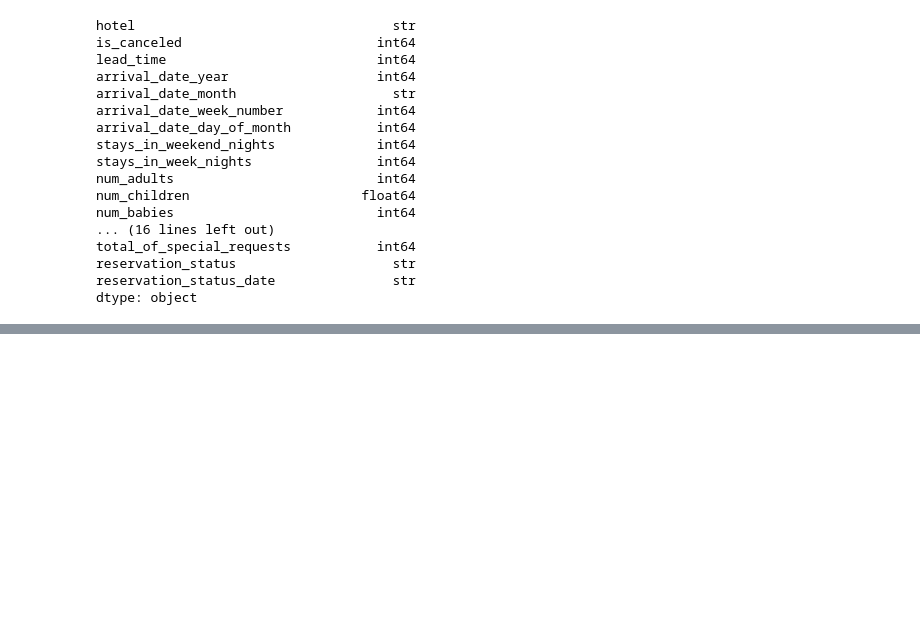
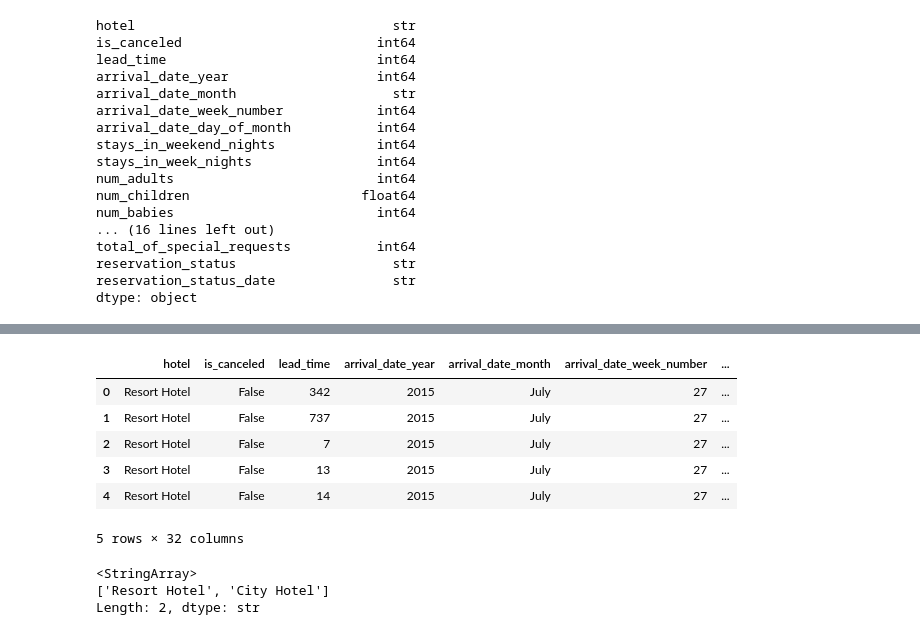
Before and after one commit to mjhess01/Data-Cleaning-Walkthrough, a Jupyter notebook: Data_Cleaning_Demo.ipynb, the cells around one changed output, grey strips where cells are left out. Saved outputs shown, nothing was run; the diff lists cells and outputs as text; code cells hidden in the pictures; blank space fills up the shorter version.

```diff
--- a/Data_Cleaning_Demo.ipynb
+++ b/Data_Cleaning_Demo.ipynb
@@ -50,0 +128,10 @@ hotel_bookings = hotel_bookings.astype({'is_canceled': 'boolean', 'is_repeated_g
+# %%
+hotel_bookings['lead_time'].unique()
+hotel_bookings['lead_time'].describe()
+
+bins = [0, 100, 200, 300, 400, 500, 600, 700, 800]
+labels = ['0-100', '101-200', '201-300', '301-400', '401-500', '501-600', '601-700', '701-800']
+
+hotel_bookings['lead_time_binned'] = pd.cut(hotel_bookings['lead_time'], bins=bins, labels=labels)
+
+hotel_bookings[['lead_time', 'lead_time_binned']]
@@ -50,0 +152,10 @@ hotel_bookings = hotel_bookings.astype({'is_canceled': 'boolean', 'is_repeated_g
+# %%
+hotel_bookings.head()
+# %% [output]
+|  | hotel | is_canceled | lead_time | arrival_date_year | arrival_date_month | arrival_date_week_number | ... |
+| 0 | Resort Hotel | False | 342 | 2015 | July | 27 | ... |
+| 1 | Resort Hotel | False | 737 | 2015 | July | 27 | ... |
+| 2 | Resort Hotel | False | 7 | 2015 | July | 27 | ... |
+| 3 | Resort Hotel | False | 13 | 2015 | July | 27 | ... |
+| 4 | Resort Hotel | False | 14 | 2015 | July | 27 | ... |
+5 rows × 32 columns
@@ -50,0 +175,6 @@ hotel_bookings = hotel_bookings.astype({'is_canceled': 'boolean', 'is_repeated_g
+# %%
+hotel_bookings['hotel'].unique()
+# %% [output]
+<StringArray>
+['Resort Hotel', 'City Hotel']
+Length: 2, dtype: str
```
Also changed, not shown: parts of 9 cells of this notebook.
